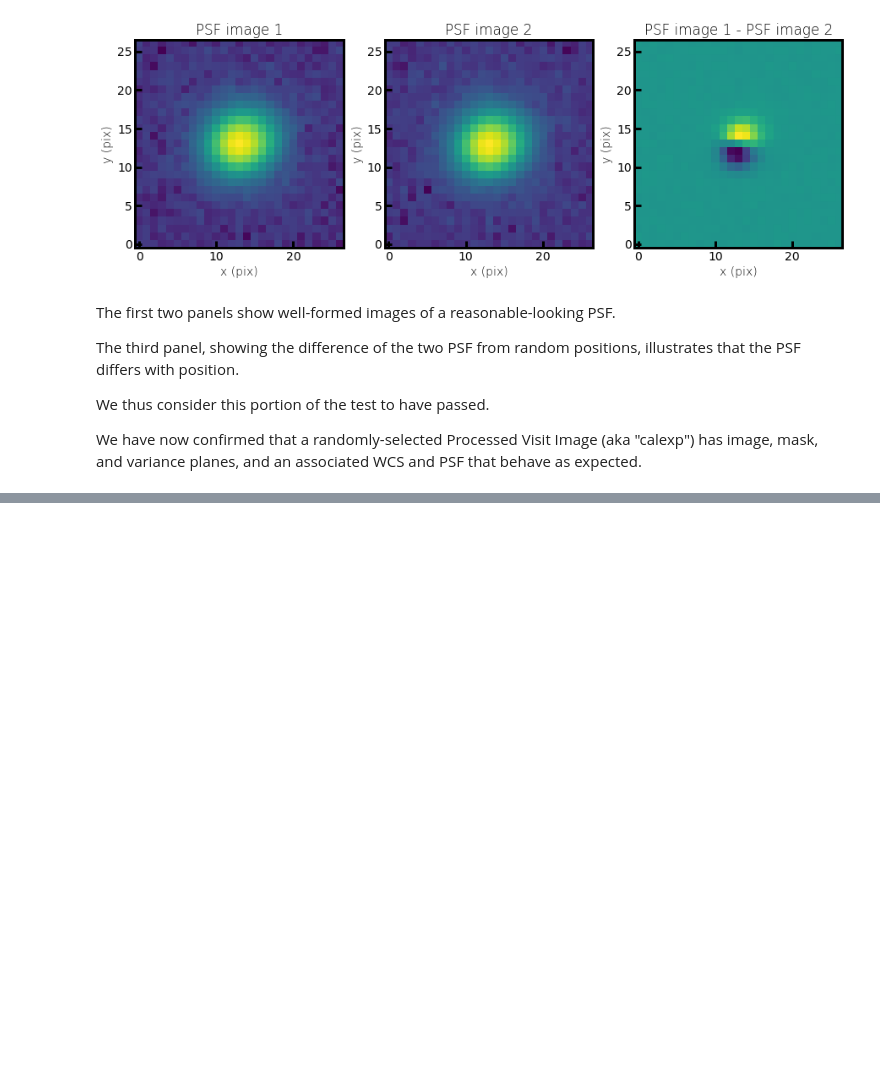
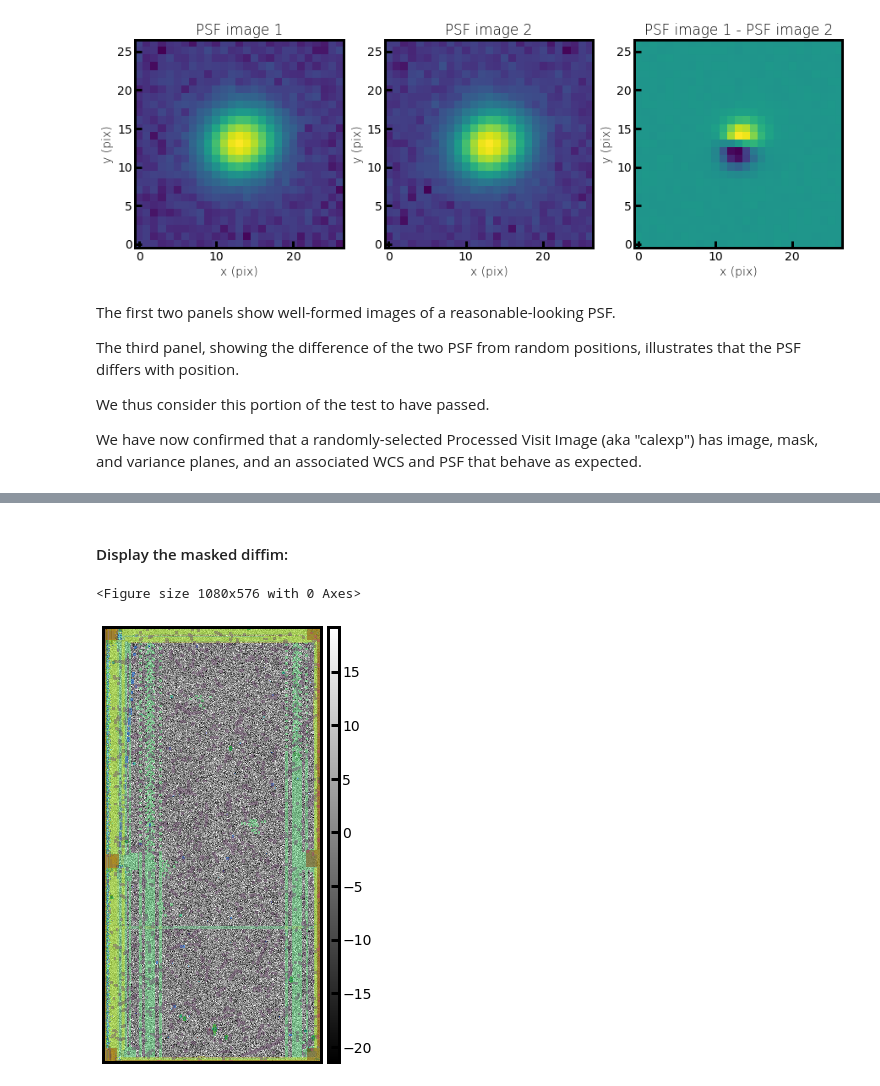
Before and after one commit to lsst-dm/DMTR-261, a Jupyter notebook: executions/LVV-T38_T42/test_LVV-T38_42.ipynb, the cells around one changed output, grey strips where cells are left out. Drawn from its saved outputs; the diff is of its cells as text; code cells hidden in the pictures; blank space fills up the shorter version.

```diff
--- a/executions/LVV-T38_T42/test_LVV-T38_42.ipynb
+++ b/executions/LVV-T38_T42/test_LVV-T38_42.ipynb
@@ -250,0 +301,14 @@ We have now confirmed that a randomly-selected Processed Visit Image (aka "calex
+# %% [markdown]
+#### Display the masked diffim:
+# %%
+afwDisplay.setDefaultBackend('matplotlib')
+plt.figure()
+afw_display = afwDisplay.Display()
+afw_display.scale('linear', 'zscale')
+afw_display.mtv(mask)
+plt.xticks([])
+plt.yticks([])
+plt.show()
+# %% [output]
+<Figure size 1080x576 with 0 Axes>
+[figure, added]
```
Also changed, not shown: parts of 20 cells of this notebook.
